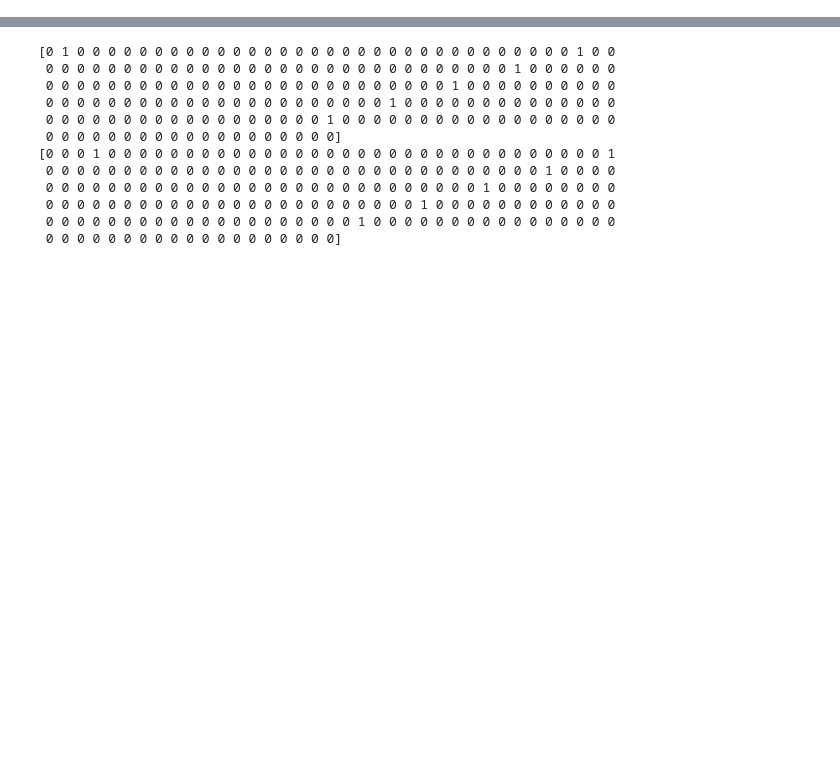
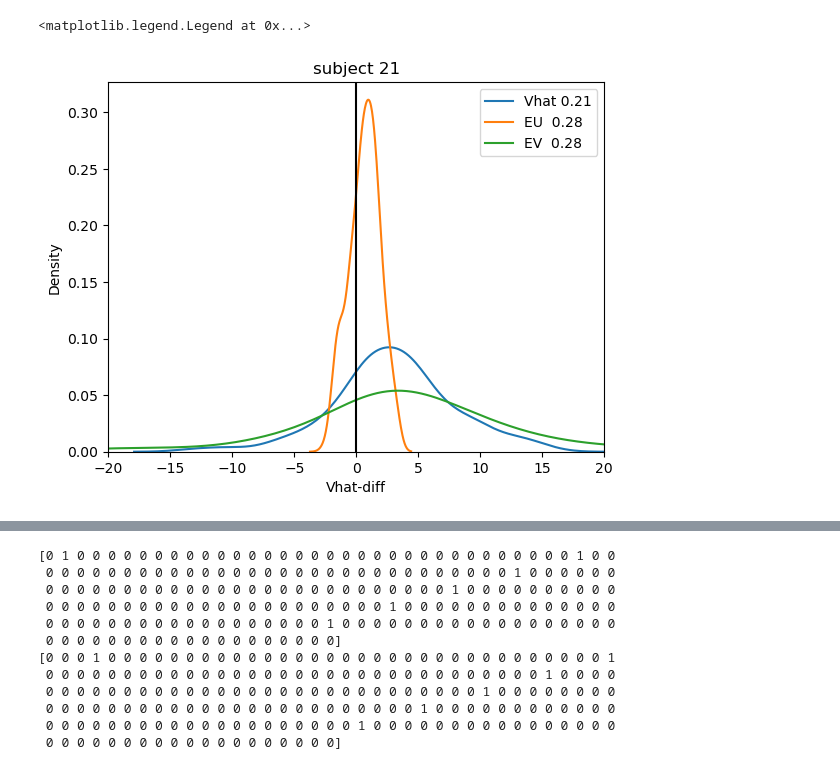
Before and after one commit to Gilles86/stress_risk, a Jupyter notebook: stress_risk/fmri_analysis/glm_classic/create_evenstFiles.ipynb, the cells around one changed output, grey strips where cells are left out. Drawn from its saved outputs; the diff is of its cells as text; code cells hidden in the pictures; blank space fills up the shorter version.

```diff
--- a/stress_risk/fmri_analysis/glm_classic/create_evenstFiles.ipynb
+++ b/stress_risk/fmri_analysis/glm_classic/create_evenstFiles.ipynb
@@ -14,0 +27,5 @@ df = pd.read_table('/Users/mrenke/data/ds-stressrisk/sub-01/ses-1/func/sub-01_se
+# %%
+idata_NLC = az.from_netcdf('/Users/mrenke/data/ds-stressrisk/derivatives/cogmodels/model-NLC_1_trace.netcdf')
+
+n1h_df = idata_NLC.posterior['n1_hat'].to_dataframe().groupby('n1_hat_dim_0').mean() # average over trials
+n2h_df = idata_NLC.posterior['n2_hat'].to_dataframe().groupby('n2_hat_dim_0').mean() # average over trials
@@ -39,0 +97,16 @@ durations_n2 = durations_n1
+# %%
+import seaborn as sns
+import matplotlib.pyplot as plt
+
+sub = 21
+d = df.loc[sub]
+sns.kdeplot(d['Vhat-diff'], label=f'Vhat {(d["Vhat-diff"]<0.0).mean():0.2f}')
+sns.kdeplot(d['EU-diff'], label=f'EU  {(d["EU-diff"]<0.0).mean():0.2f}')
+sns.kdeplot(d['EV-diff'], label = f'EV  {(d["EV-diff"]<0.0).mean():0.2f}')
+plt.axvline(0,c='k')
+plt.xlim(-20,20)
+plt.title(f'subject {sub}')
+plt.legend()
+# %% [output]
+<matplotlib.legend.Legend at 0x...>
+[figure, added]
```
Also changed, not shown: parts of 13 cells of this notebook, 19 other files.
